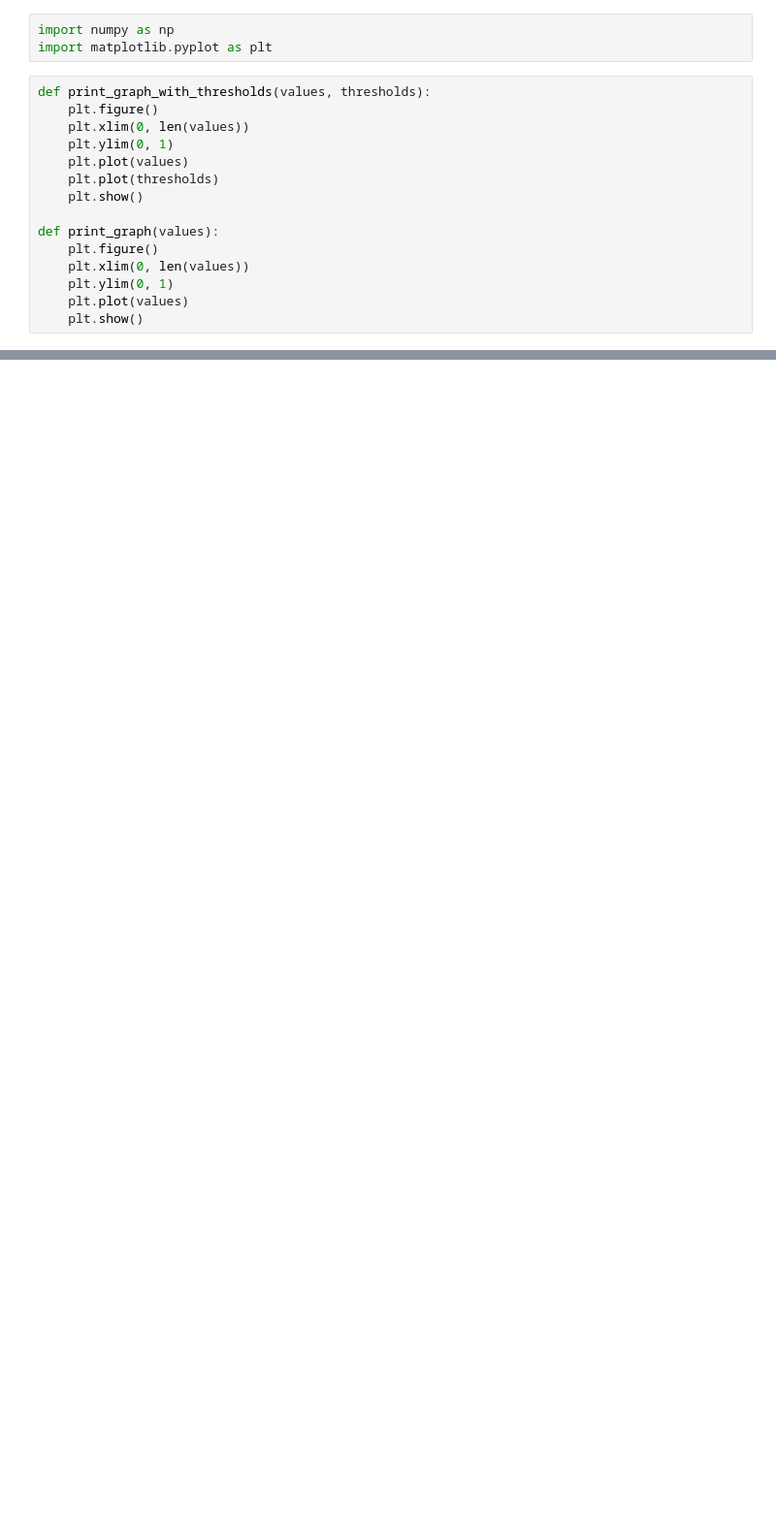
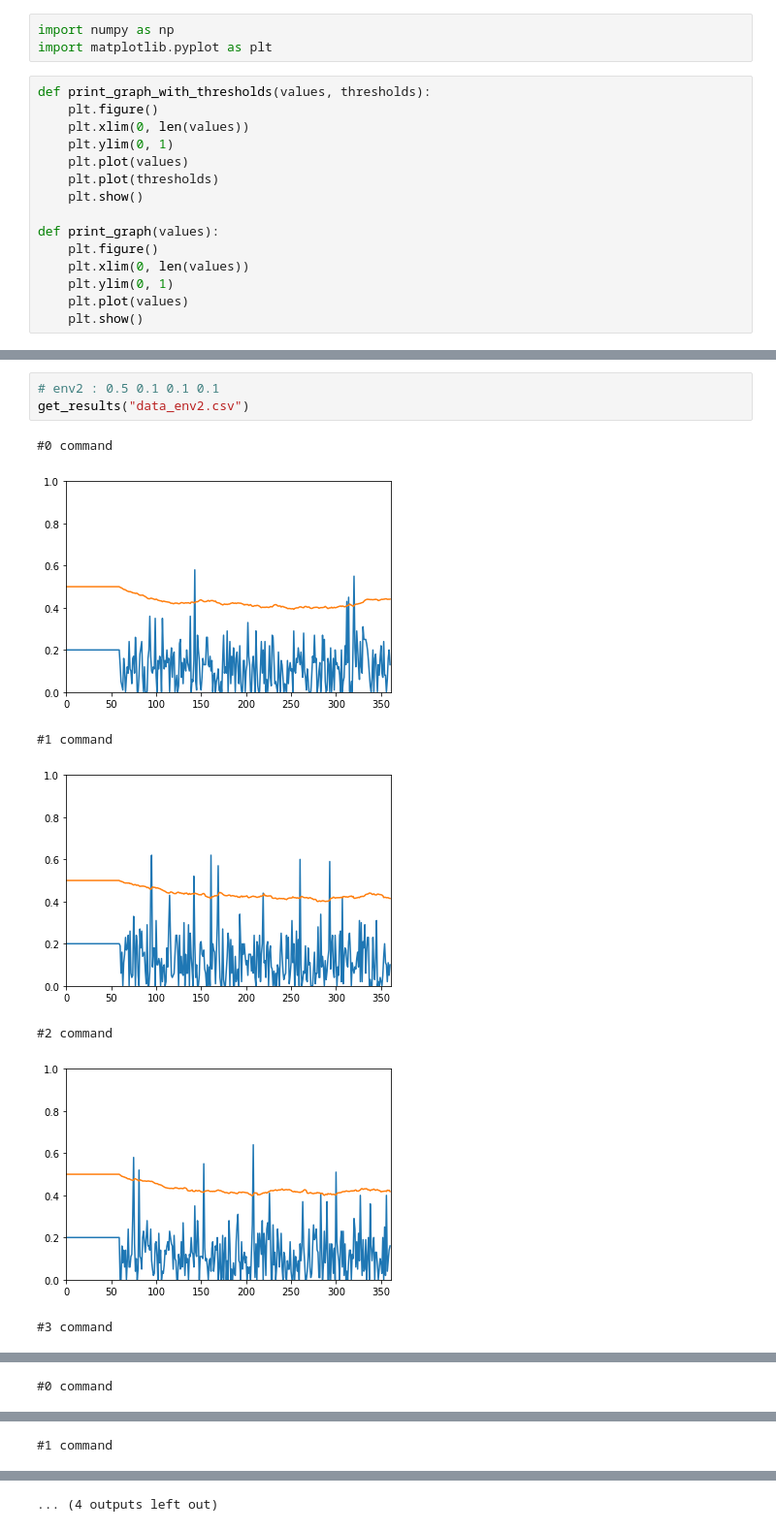
Before and after one commit to DevTae/AdaptiveThresholdTest, a Jupyter notebook: AdaptiveThresholdForCmd.ipynb, the cells around one changed output, grey strips where cells are left out. Shown at 97% size. Drawn from its saved outputs; the diff is of its cells as text; blank space fills up the shorter version.

```diff
--- a/AdaptiveThresholdForCmd.ipynb
+++ b/AdaptiveThresholdForCmd.ipynb
@@ -93,0 +94,11 @@ for i in range(cmd_count):
+# %%
+# env2 : 0.5 0.1 0.1 0.1
+get_results("data_env2.csv")
+# %% [output]
+#0 command
+[figure, added]
+#1 command
+[figure, added]
+#2 command
+[figure, added]
+#3 command
@@ -93,0 +106 @@ for i in range(cmd_count):
+#0 command
@@ -93,0 +108 @@ for i in range(cmd_count):
+#1 command
@@ -94 +110,2 @@ for i in range(cmd_count):
+... (4 outputs left out)
 # %%
```
Also changed, not shown: parts of 5 cells of this notebook, 5 other files.
